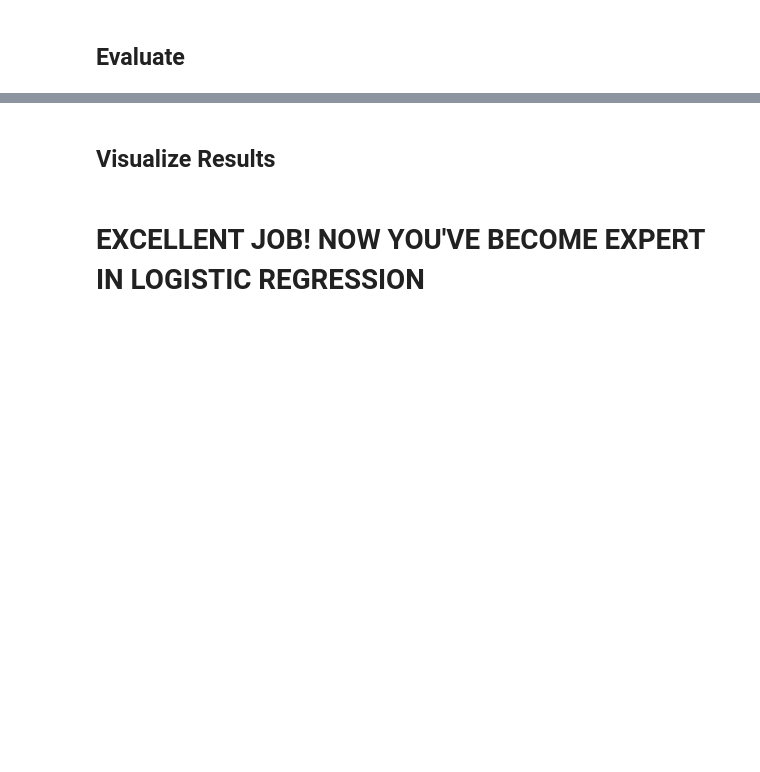
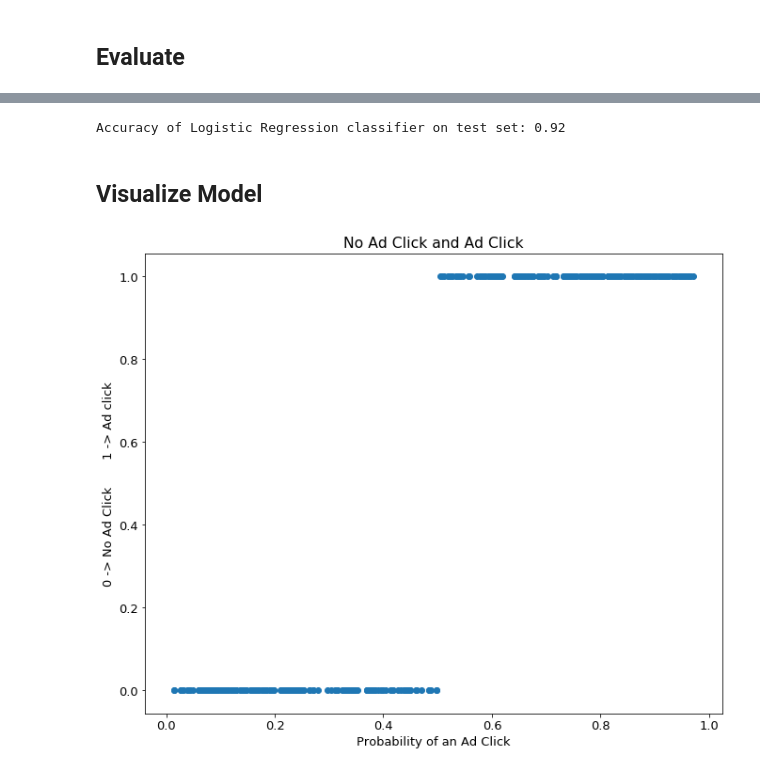
Before and after one commit to faithkane3/ds-methodologies-exercises, a Jupyter notebook: classification/ML Classification Package/3. Logisitic Regression/Predict Customer clicks on FB ads.ipynb, the cells around one changed output, grey strips where cells are left out. Drawn from its saved outputs; the diff is of its cells as text; code cells hidden in the pictures; blank space fills up the shorter version.

```diff
--- a/classification/ML Classification Package/3. Logisitic Regression/Predict Customer clicks on FB ads.ipynb
+++ b/classification/ML Classification Package/3. Logisitic Regression/Predict Customer clicks on FB ads.ipynb
@@ -222,2 +334,7 @@ test.head(1)
+# %%
+print('Accuracy of Logistic Regression classifier on test set: {:.2f}'
+     .format(logit.score(X_test, y_test)))
+# %% [output]
+Accuracy of Logistic Regression classifier on test set: 0.92
 # %% [markdown]
-## Visualize Results
+## Visualize Model
@@ -250,28 +341,18 @@ plt.show()
-# %%
-# Visualising the Training set results
-from matplotlib.colors import ListedColormap
-
-X_set, y_set = X_test, y_test
-
-X1, X2 = np.meshgrid(np.arange(start = X_set[:, 0].min() - 1, stop = X_set[:, 0].max() + 1, step = 0.01),
-                     np.arange(start = X_set[:, 1].min() - 1, stop = X_set[:, 1].max() + 1, step = 0.01))
-
-plt.contourf(X1, X2, classifier.predict(np.array([X1.ravel(), X2.ravel()]).T).reshape(X1.shape),
-             alpha = 0.75, cmap = ListedColormap(('magenta', 'blue')))
-
-plt.xlim(X1.min(), X1.max())
-
-plt.ylim(X2.min(), X2.max())
-
-for i, j in enumerate(np.unique(y_set)):
-    plt.scatter(X_set[y_set == j, 0], X_set[y_set == j, 1],
-                c = ListedColormap(('magenta', 'blue'))(i), label = j)
-
-plt.title('Facebook Ad: Customer Click Prediction (Testing set)')
-plt.xlabel('Time Spent on Site')
-plt.ylabel('Estimated Salary')
-plt.legend()
-
-plt.show()
-# %% [markdown]
-# EXCELLENT JOB! NOW YOU'VE BECOME EXPERT IN LOGISTIC REGRESSION
+# %%
+# Estimate Probability, an array of tuples with probability of (no click, click)
+
+yhat_probability = logit.predict_proba(X_train)
+
+# Verify
+
+yhat_probability = [i[1] for i in yhat_probability]
+fig = plt.figure()
+ax = fig.add_subplot(111)
+ax.scatter(yhat_probability, eval_df.yhat)
+
+plt.xlabel('Probability of an Ad Click')
+plt.ylabel('0 -> No Ad Click       1 -> Ad click')
+plt.title('No Ad Click and Ad Click')
+plt.show()
+# %% [output]
+[figure, added]
```
Also changed, not shown: parts of 19 cells of this notebook.
